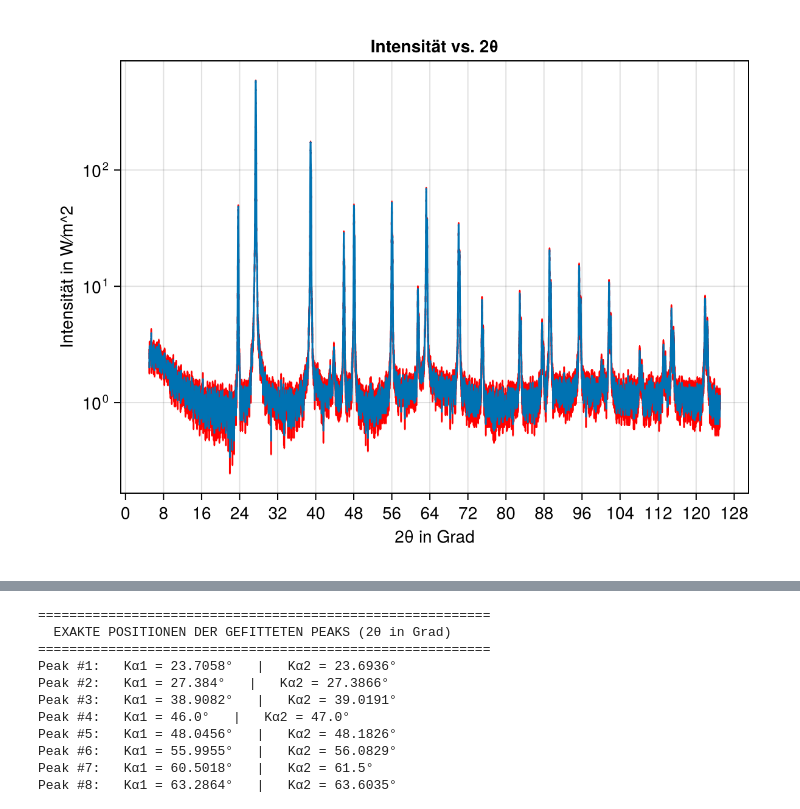
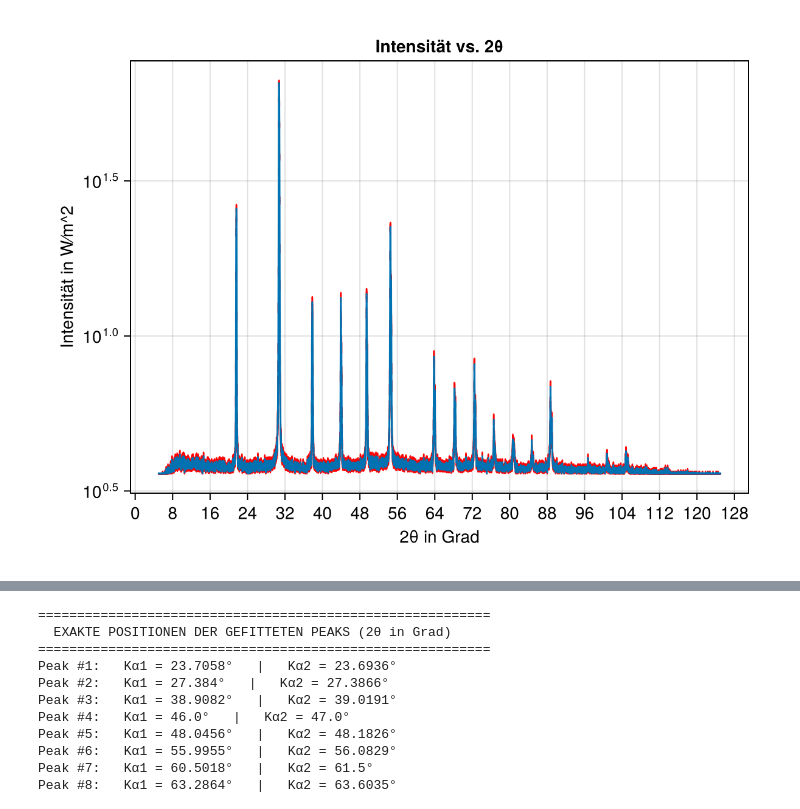
Before and after one commit to fdustert/Praktikum-B, a Jupyter notebook: Festkörperphysik/Röntgennografische_Methoden/Intensität_vs_2theta_Probe2.ipynb, the cells around one changed output, grey strips where cells are left out. Cells and saved outputs as stored; diff of their text form; code cells hidden in the pictures.

```diff
--- a/Festkörperphysik/Röntgennografische_Methoden/Intensität_vs_2theta_Probe2.ipynb
+++ b/Festkörperphysik/Röntgennografische_Methoden/Intensität_vs_2theta_Probe2.ipynb
@@ -27,17 +27,17 @@ fig
 # %%
 #Intensität mit log-skala
-fig, ax, eb = errorbars(zwei_θ, I, ΔI, color = :red, whiskerwidth = 1)
-scatterlines!(ax, zwei_θ, I, markersize = 2)
+fig, ax, eb = errorbars(zwei_θ, I.+3.6, ΔI, color = :red, whiskerwidth = 1)
+scatterlines!(ax, zwei_θ, I.+3.6, markersize = 2)
 
 ax.xticks = LinearTicks(20)
 ax.yscale = log10
 #ax.xscale = log10
 ax.title = "Intensität vs. 2θ"
 ax.xlabel = "2θ in Grad"
 ax.ylabel = "Intensität in W⁄m^2"
 fig
 # %% [output]
-[figure, old version]
+[figure, new version]
 # %%
 #Behalten
 
```
Also changed, not shown: parts of 2 cells of this notebook, 1 other file.
